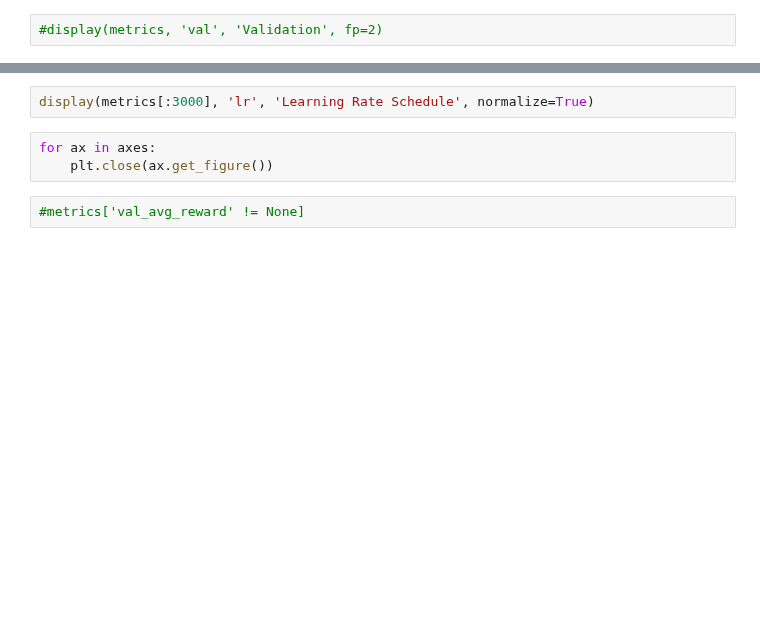
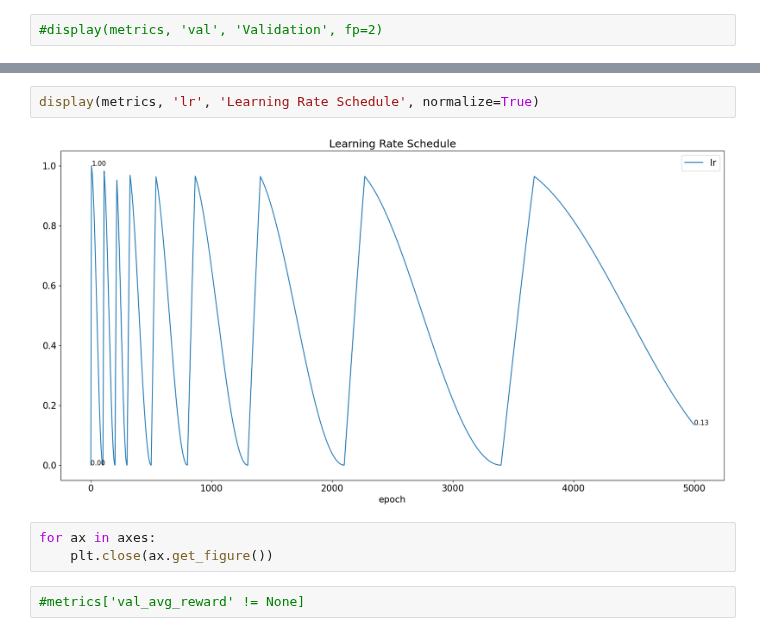
Before and after one commit to osnieltx/gnn-co, a Jupyter notebook: validation/history_visualizer.ipynb, the cells around one changed output, grey strips where cells are left out. Saved outputs shown, nothing was run; the diff lists cells and outputs as text; blank space fills up the shorter version.

```diff
--- a/validation/history_visualizer.ipynb
+++ b/validation/history_visualizer.ipynb
@@ -107,5 +113,7 @@ display(metrics, 'val', 'Validation Metrics', fp=5)
 # %%
-display(metrics[:3000], 'lr', 'Learning Rate Schedule', normalize=True)
+display(metrics, 'lr', 'Learning Rate Schedule', normalize=True)
+# %% [output]
+[figure, added]
 # %%
 for ax in axes:
     plt.close(ax.get_figure())
```
Also changed, not shown: parts of 7 cells of this notebook, 3 other files.
